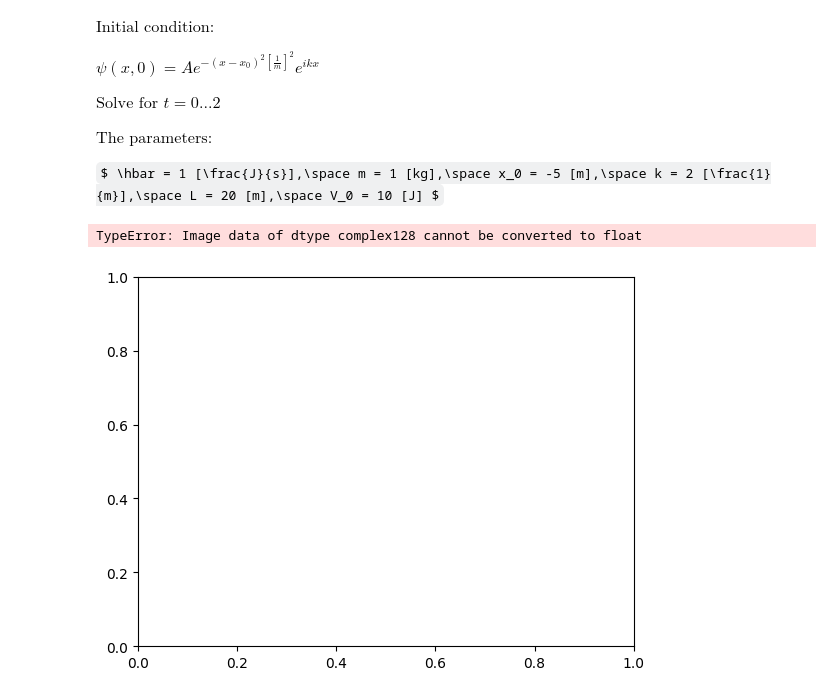
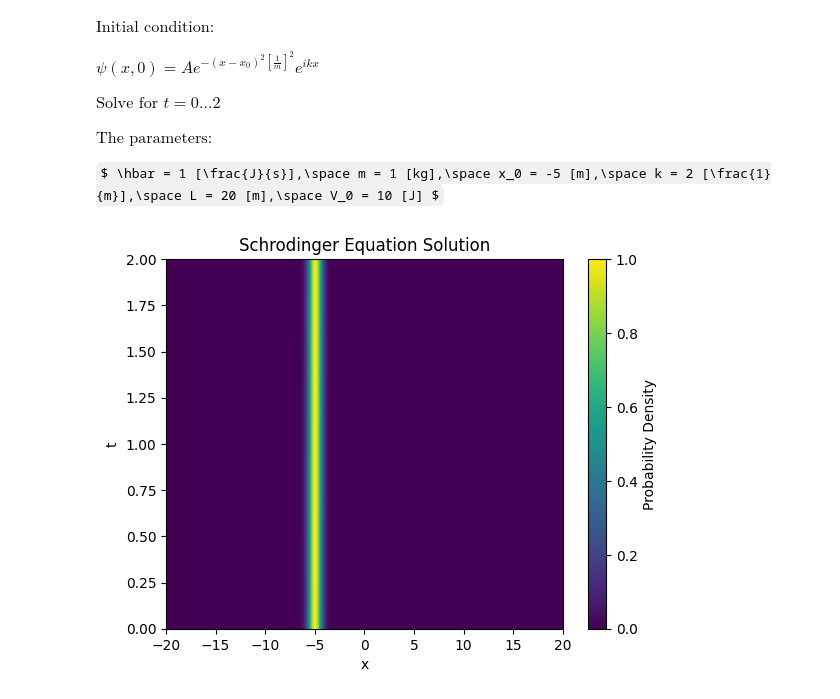
Before and after one commit to GalD101/Numerical-Analysis, a Jupyter notebook: Assignment 9/assignment9.ipynb, the cells around one changed output. Cells and saved outputs as stored; diff of their text form; code cells hidden in the pictures; some formulas as TeX source.

```diff
--- a/Assignment 9/assignment9.ipynb
+++ b/Assignment 9/assignment9.ipynb
@@ -242,56 +246,49 @@ $ \text{The parameters: } $
 
 $ \hbar = 1 [\frac{J}{s}],\space m = 1 [kg],\space x_0 = -5 [m],\space k = 2 [\frac{1}{m}],\space L = 20 [m],\space V_0 = 10 [J] $
 # %%
-def Schrodinger(y0, T, V0, m, x, hbar, dx, dt):
-    N = y0.shape[0]
-    V = np.zeros((N, N))
-    for i in range(N):
-        V[i, i] = V0 * np.exp(-1 * (x[i] ** 2) / 2)
-    M = ((-((hbar ** 2) / (2 * m))) / (dx ** 2)) * second_derivative_matrix(N, 'D')
-    H = M + V
+def Schrodinger(psi0, T, V, m, x, hbar, dt):
+    N = psi0.shape[0]
+    M = second_derivative_matrix(N, 'D')
+    H = (-0.5 * (hbar ** 2 / m) * M) + np.diag(V)
     A = inv(np.eye(N) + 0.5j * (dt / hbar) * H)
     B = np.eye(N) - 0.5j * (dt / hbar) * H
-    AB = A @ B
+    AB = A @ B # Sidenote (not important for this task): This may seem like an obvious optimization since we calculate A @ B only once, and since matrix multiplication is associative, this can save time. In here it probably does save time, but in general it might be better to calculate A @ (B @ psi) rather than (A @ B) @ psi. It is a problem that can be solved using dynamic programming to give the best order at which to multiply matrices (not applicable here just a sidenote)
 
     t = np.arange(0, T + 0.5 * dt, dt)
-    y = np.zeros((len(t), len(x))).astype(complex)
-    y[0, :] = y0
+    psi = np.zeros((len(t), len(x))).astype(complex)
+    psi[0, :] = psi0
 
     for i in range(len(t) - 1):
-        y[i + 1, :] = AB @ y[i, :]
+        psi[i + 1, :] = AB @ psi[i, :]
 
-    return y
+    return psi
 
 
+# Parameters for Schrodinger Equation
 hbar = 1
 m = 1
+L = 20
+T = 2
+dx = 0.1
+dt = 0.01
+x = np.arange(-L, L + dx, dx)
+
+# Initial Gaussian wave packet
 x0 = -5
 k = 2
-L = 20
+psi0 = np.exp(-((x - x0)**2)) * np.exp(1j * k * x)
+
+# Potential
 V0 = 10
+V = V0 * np.exp(-x**2)
 
-dx = 0.01
-dt = 0.00025
-T = 2
-# A was not given! It is not possible to find without using erf function (from normalization condition). It is approximately equal to sqrt((sqrt(2)) / (sqrt(pi) * erf(sqrt(2) * 25)) which is about 0.893 (erf(sqrt(2) * 25) approximately equals 1)
-A = 0.893
-xlim = [-L, L]
+psi = Schrodinger(psi0, T, V, m, x, hbar, dt)
 
-x = np.arange(xlim[0], xlim[1] + 0.5 * dx, dx)
-y0 = np.zeros(len(x)).astype(complex)
-for q in range(len(y0)):
-    y0[q] = A * np.exp(-1 * (x[q] - x0) ** 2) * np.exp(1j * k * x[q])
-
-
-
-y = Schrodinger(y0, T, V0, m, x, hbar, dx, dt)
-
-plt.imshow(y, extent=(xlim[0],xlim[1], 0 ,T), aspect='auto', origin='lower')
-plt.colorbar()
-plt.title('Schrödinger')
+plt.imshow(np.abs(psi)**2, extent=(-L, L, 0, T), aspect='auto', origin='lower', cmap='viridis')
+plt.colorbar(label='Probability Density')
+plt.title('Schrodinger Equation Solution')
 plt.xlabel('x')
 plt.ylabel('t')
 plt.show()
 # %% [output]
-TypeError: Image data of dtype complex128 cannot be converted to float
-[figure, old version]
+[figure, new version]
```
Also changed, not shown: parts of 5 cells of this notebook.
